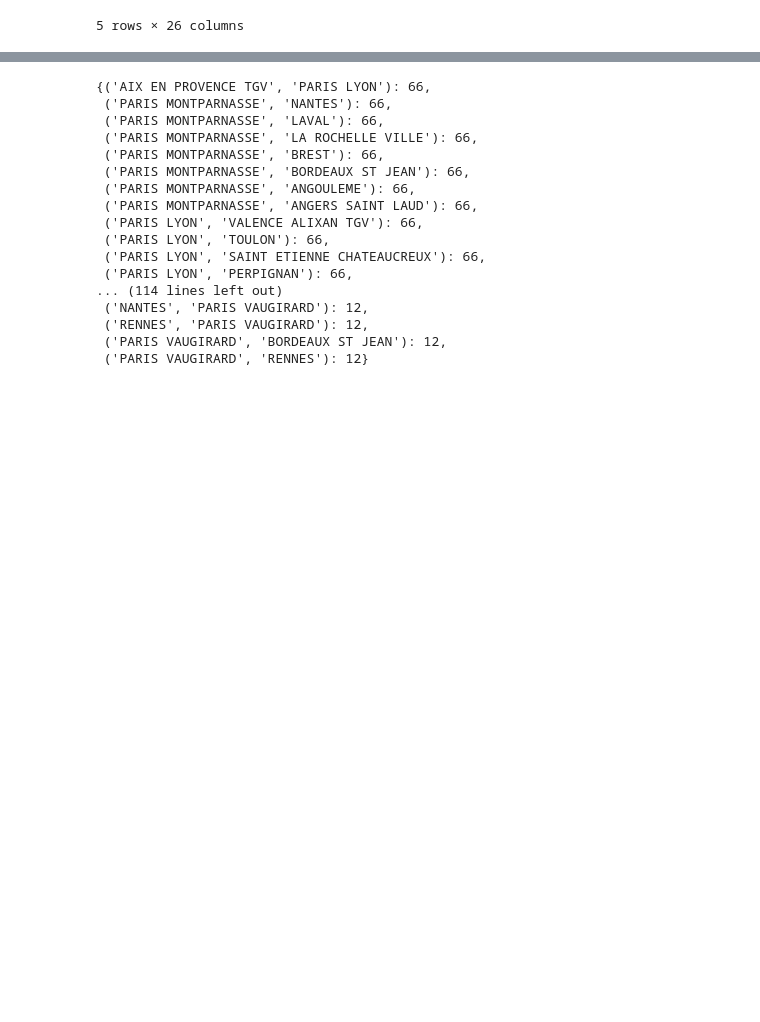
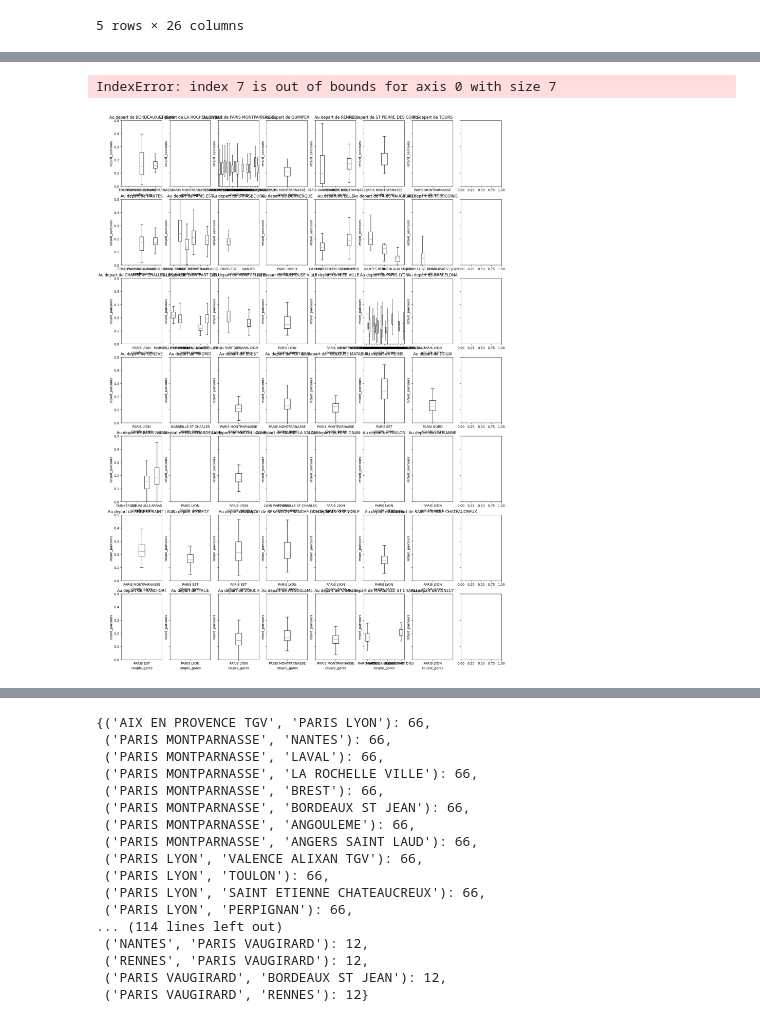
Before and after one commit to robincolinet/sncf_td1_gr1, a Jupyter notebook: data_exploration.ipynb, the cells around one changed output, grey strips where cells are left out. Cells and saved outputs as stored; diff of their text form; code cells hidden in the pictures; blank space fills up the shorter version.

```diff
--- a/data_exploration.ipynb
+++ b/data_exploration.ipynb
@@ -17,0 +143,20 @@ data.head()
+# %%
+categorical_column = 'couple_gares'
+scalar_column = 'retard_parcours'
+
+fig, axes = plt.subplots(nrows=7, ncols=8, figsize=(21,30), sharex=False, sharey=True)
+
+for i, (gare, arrivees) in enumerate(lignes_au_depart.items()):
+    category_groups = [data2[(data2['gare_depart'] == gare) & (data2['gare_arrivee']==arrivee)][scalar_column] for arrivee in arrivees]
+    plt.sca(axes[i//7, i%7])
+    # Create a box plot to visualize the relationship.
+    plt.boxplot(category_groups, labels=arrivees, vert=True, showfliers=False)
+    plt.title(f'Au depart de {gare}')
+    plt.xlabel(categorical_column)
+    plt.ylabel(scalar_column)
+    plt.ylim(0,0.5)
+
+plt.show()
+# %% [output]
+IndexError: index 7 is out of bounds for axis 0 with size 7
+[figure, added]
```
Also changed, not shown: parts of 26 cells of this notebook.
